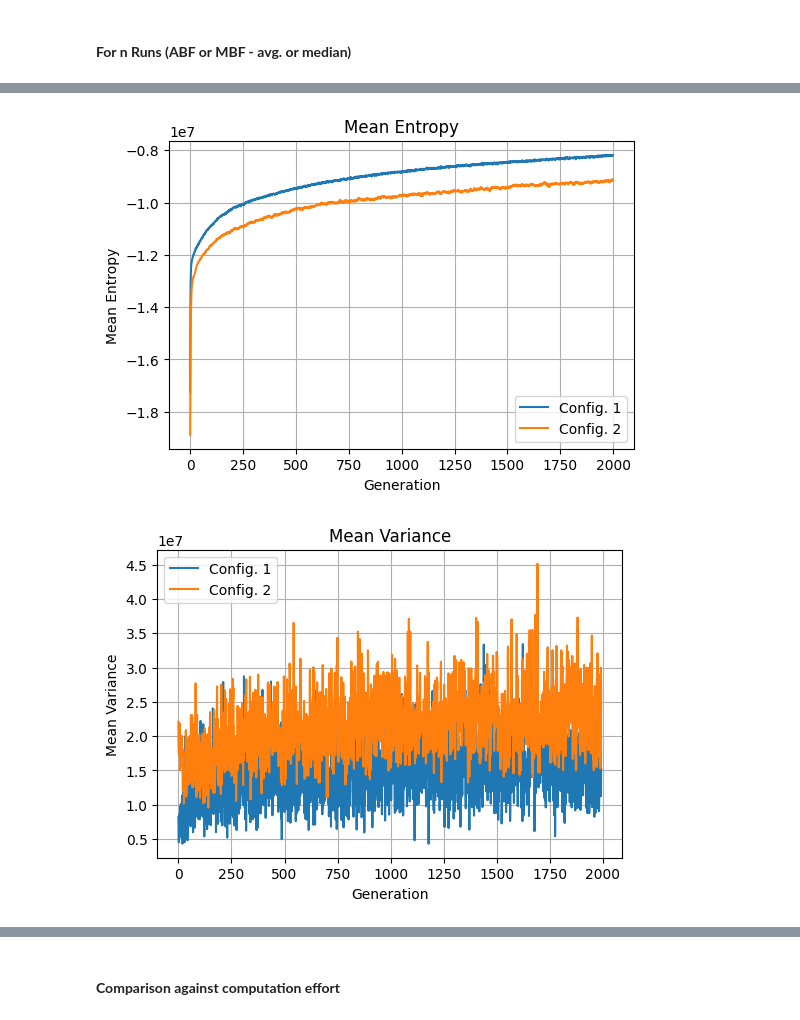
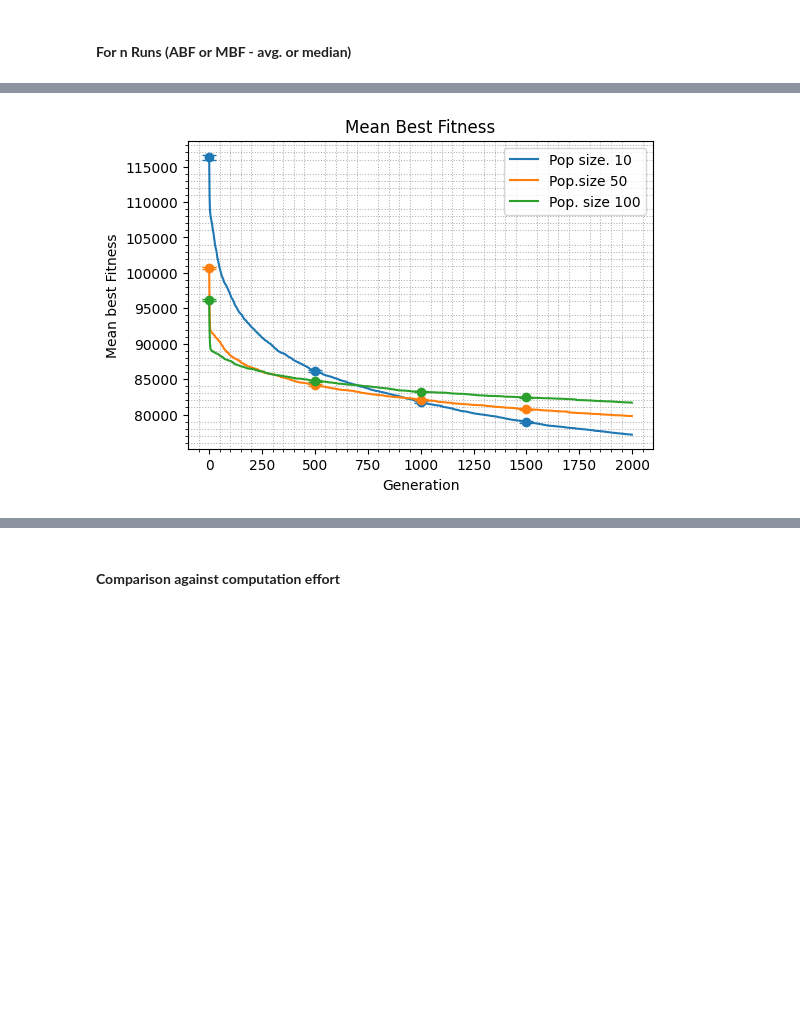
Before and after one commit to skynible/CIFO-Project, a Jupyter notebook: plots.ipynb, the cells around one changed output, grey strips where cells are left out. Cells and saved outputs as stored; diff of their text form; code cells hidden in the pictures; blank space fills up the shorter version.

```diff
--- a/plots.ipynb
+++ b/plots.ipynb
@@ -154,7 +52,7 @@ compare_trials([best_indivs[0][i][0] for i in range(200)], [best_indivs[0][i][1]
 # %% [markdown]
 ####  **For n Runs (ABF or MBF - avg. or median)**
 # %%
-def compare_configs(metric, parameter, *configs, title='Fitness History', error_bar_step=20, figsize=(6, 4), skip_gen=0):
+def compare_configs(metric, parameter, *configs, title='Fitness History', error_bar_step=20, figsize=(6, 4), skip_gen=0, labels=None):
 
     plt.figure(figsize=figsize)
 
@@ -177,7 +75,7 @@ def compare_configs(metric, parameter, *configs, title='Fitness History', error_
         x = range(len(y))
 
         # Plot the main line
-        line, = plt.plot(x, y, label=f'Config. {i+1}', )
+        line, = plt.plot(x, y, label=f'Config. {i+1}' if labels is None else labels[i])
         color = line.get_color()
 
         # Adding error bars (mean only)
@@ -190,7 +88,8 @@ def compare_configs(metric, parameter, *configs, title='Fitness History', error_
 
     plt.title(title)
     plt.xlabel('Generation')
-    plt.ylabel(f'{metric.capitalize()} {parameter}')
+    plt.ylabel(f'{metric.capitalize()} best {parameter}')
     plt.legend()
-    plt.grid(True)
+    plt.minorticks_on()
+    plt.grid(which="minor", linestyle=":", linewidth=0.75)
     plt.show()
@@ -219,6 +96,9 @@ compare_configs('mean', 'Fitness',
-# %%
-# other tests
-compare_configs('mean', 'Variance', *tuple(best_variance), error_bar_step=0, title='Mean Variance', skip_gen=7)
-# %% [output]
-[figure, removed]
-[figure, removed]
+# %%
+compare_configs('mean', 'Fitness',
+                grid['pop_size_final']['best_individuals_sample'][0],
+                grid['pop_size_final']['best_individuals_sample'][1],
+                grid['pop_size_final']['best_individuals_sample'][2],
+                error_bar_step=500, title='Mean Best Fitness',
+                labels=['Pop size. 10', 'Pop.size 50', 'Pop. size 100'])
+# %% [output]
+[figure, added]
```
Also changed, not shown: parts of 22 cells of this notebook.
